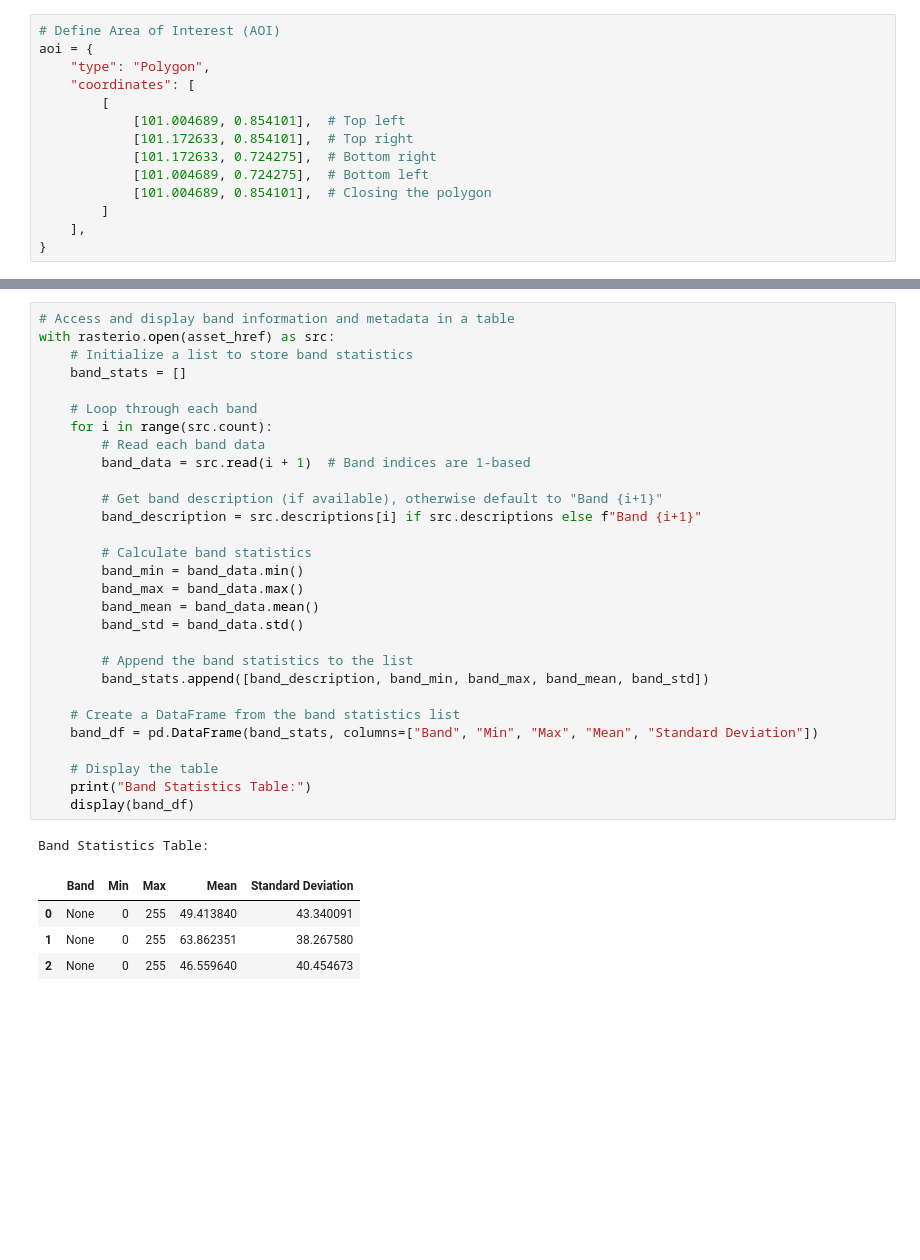
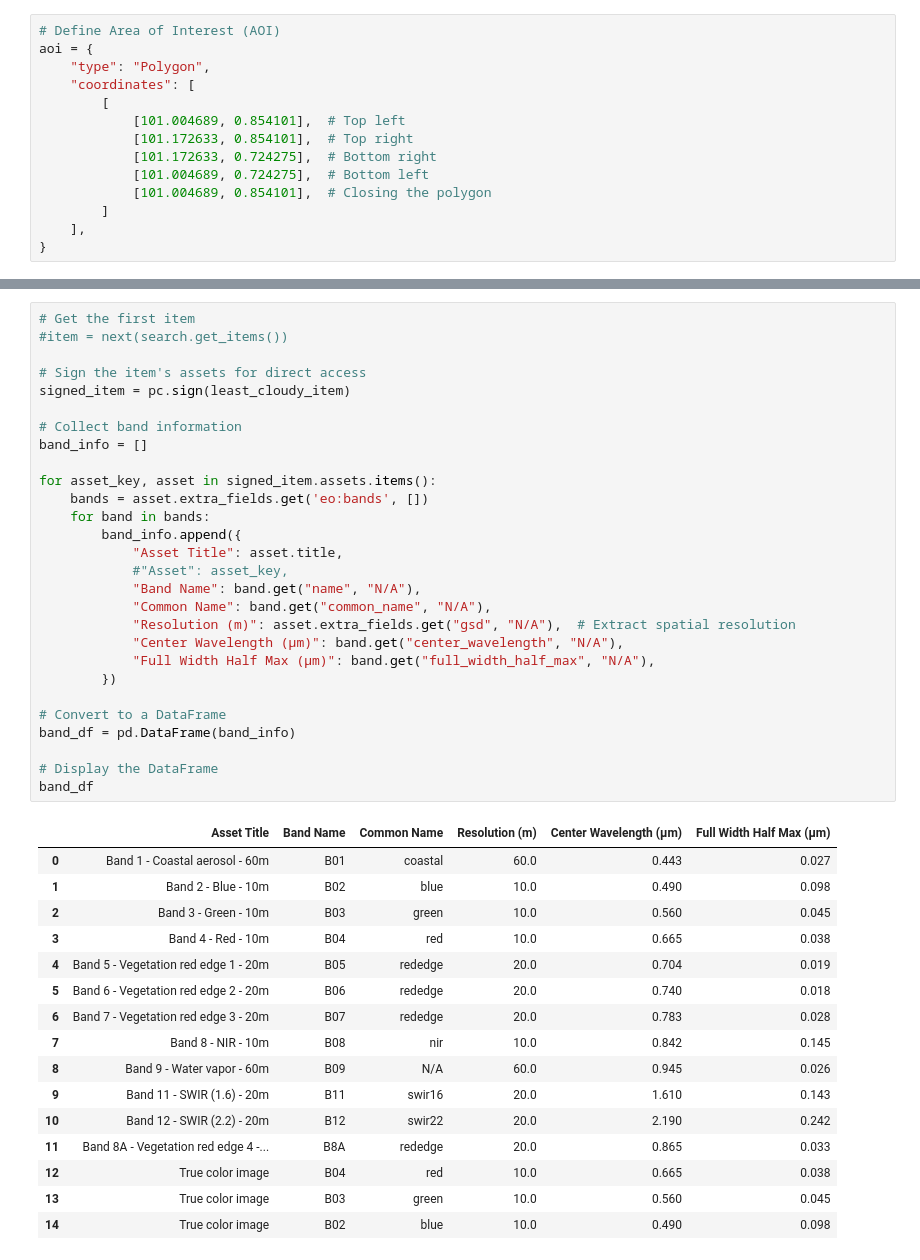
Before and after one commit to fajrunwm/gisml, a Jupyter notebook: Agriculture_Augmentation_v1.ipynb, the cells around one changed output, grey strips where cells are left out. Saved outputs shown, nothing was run; the diff lists cells and outputs as text; blank space fills up the shorter version.

```diff
--- a/Agriculture_Augmentation_v1.ipynb
+++ b/Agriculture_Augmentation_v1.ipynb
@@ -130,35 +92,45 @@ Metadata for the Satellite Image:
-# %%
-# Access and display band information and metadata in a table
-with rasterio.open(asset_href) as src:
-    # Initialize a list to store band statistics
-    band_stats = []
-
-    # Loop through each band
-    for i in range(src.count):
-        # Read each band data
-        band_data = src.read(i + 1)  # Band indices are 1-based
-
-        # Get band description (if available), otherwise default to "Band {i+1}"
-        band_description = src.descriptions[i] if src.descriptions else f"Band {i+1}"
-
-        # Calculate band statistics
-        band_min = band_data.min()
-        band_max = band_data.max()
-        band_mean = band_data.mean()
-        band_std = band_data.std()
-
-        # Append the band statistics to the list
-        band_stats.append([band_description, band_min, band_max, band_mean, band_std])
-
-    # Create a DataFrame from the band statistics list
-    band_df = pd.DataFrame(band_stats, columns=["Band", "Min", "Max", "Mean", "Standard Deviation"])
-
-    # Display the table
-    print("Band Statistics Table:")
-    display(band_df)
-# %% [output]
-Band Statistics Table:
-|  | Band | Min | Max | Mean | Standard Deviation |
-| 0 | None | 0 | 255 | 49.413840 | 43.340091 |
-| 1 | None | 0 | 255 | 63.862351 | 38.267580 |
-| 2 | None | 0 | 255 | 46.559640 | 40.454673 |
+# %%
+# Get the first item
+#item = next(search.get_items())
+
+# Sign the item's assets for direct access
+signed_item = pc.sign(least_cloudy_item)
+
+# Collect band information
+band_info = []
+
+for asset_key, asset in signed_item.assets.items():
+    bands = asset.extra_fields.get('eo:bands', [])
+    for band in bands:
+        band_info.append({
+            "Asset Title": asset.title,
+            #"Asset": asset_key,
+            "Band Name": band.get("name", "N/A"),
+            "Common Name": band.get("common_name", "N/A"),
+            "Resolution (m)": asset.extra_fields.get("gsd", "N/A"),  # Extract spatial resolution
+            "Center Wavelength (µm)": band.get("center_wavelength", "N/A"),
+            "Full Width Half Max (µm)": band.get("full_width_half_max", "N/A"),
+        })
+
+# Convert to a DataFrame
+band_df = pd.DataFrame(band_info)
+
+# Display the DataFrame
+band_df
+# %% [output]
+|  | Asset Title | Band Name | Common Name | Resolution (m) | Center Wavelength (µm) | Full Width Half Max (µm) |
+| 0 | Band 1 - Coastal aerosol - 60m | B01 | coastal | 60.0 | 0.443 | 0.027 |
+| 1 | Band 2 - Blue - 10m | B02 | blue | 10.0 | 0.490 | 0.098 |
+| 2 | Band 3 - Green - 10m | B03 | green | 10.0 | 0.560 | 0.045 |
+| 3 | Band 4 - Red - 10m | B04 | red | 10.0 | 0.665 | 0.038 |
+| 4 | Band 5 - Vegetation red edge 1 - 20m | B05 | rededge | 20.0 | 0.704 | 0.019 |
+| 5 | Band 6 - Vegetation red edge 2 - 20m | B06 | rededge | 20.0 | 0.740 | 0.018 |
+| 6 | Band 7 - Vegetation red edge 3 - 20m | B07 | rededge | 20.0 | 0.783 | 0.028 |
+| 7 | Band 8 - NIR - 10m | B08 | nir | 10.0 | 0.842 | 0.145 |
+| 8 | Band 9 - Water vapor - 60m | B09 | N/A | 60.0 | 0.945 | 0.026 |
+| 9 | Band 11 - SWIR (1.6) - 20m | B11 | swir16 | 20.0 | 1.610 | 0.143 |
+| 10 | Band 12 - SWIR (2.2) - 20m | B12 | swir22 | 20.0 | 2.190 | 0.242 |
+| 11 | Band 8A - Vegetation red edge 4 -... | B8A | rededge | 20.0 | 0.865 | 0.033 |
+| 12 | True color image | B04 | red | 10.0 | 0.665 | 0.038 |
+| 13 | True color image | B03 | green | 10.0 | 0.560 | 0.045 |
+| 14 | True color image | B02 | blue | 10.0 | 0.490 | 0.098 |
```
Also changed, not shown: parts of 12 cells of this notebook.
